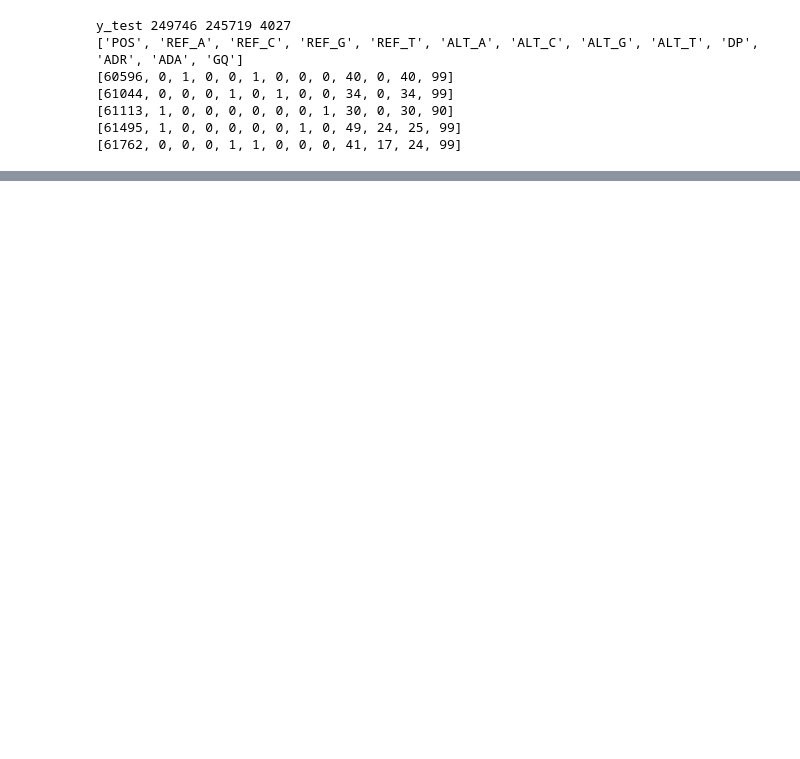
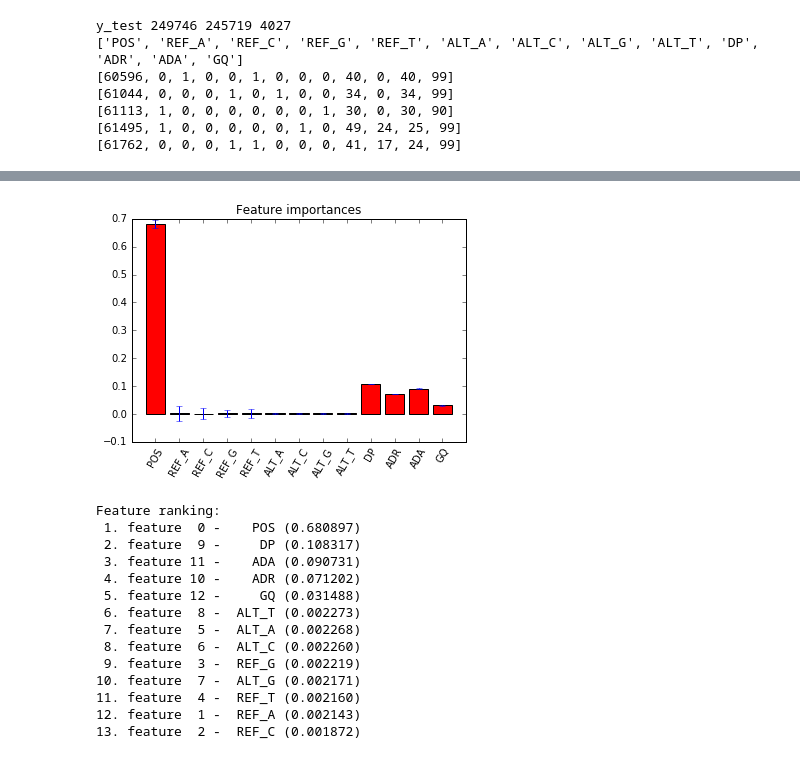
Before and after one commit to adsar/pub02, a Jupyter notebook: variant_calling_01.ipynb, the cells around one changed output, grey strips where cells are left out. Cells and saved outputs as stored; diff of their text form; code cells hidden in the pictures; blank space fills up the shorter version.

Commit message:
Show Random Forest Variable Importance - Rerun with lastest data files

```diff
--- a/variant_calling_01.ipynb
+++ b/variant_calling_01.ipynb
@@ -313,3 +313,54 @@ Accuracy   = 0.9839
 Precission (specificity) = 0.9839
 Recall     (sensitivity) = 1.0000
 F_measure = 0.9919
+# %%
+import matplotlib.pyplot as plt
+%matplotlib inline
+
+def plot_feature_importance(forest, X, feature_names):
+    std = np.std([tree.feature_importances_ for tree in forest.estimators_],
+             axis=0)
+
+    importances = forest.feature_importances_
+    indices = np.argsort(importances)[::-1]
+
+    # Plot the feature importances of the forest
+    plt.figure()
+    plt.title("Feature importances")
+
+    plt.bar(range(X.shape[1]), importances, color="r", yerr=std[indices], align="center")
+    plt.xticks(range(X.shape[1]), feature_names)
+
+    """
+    plt.bar(range(X.shape[1]), importances[indices],
+           color="r", yerr=std[indices], align="center")
+    xheaders = [feature_names[f] for f in indices]
+    plt.xticks(range(X.shape[1]), xheaders)
+    """
+
+    plt.xlim([-1, X.shape[1]])
+    plt.xticks(rotation=60)
+    plt.show()
+
+    # Print the feature ranking
+    print("Feature ranking:")
+    for f in range(X.shape[1]):
+        print("%2d. feature %2d - %6s (%f)" % (f + 1, indices[f], feature_names[indices[f]], importances[indices[f]]))
+# %%
+plot_feature_importance(rfc, X_train, feature_names)
+# %% [output]
+[figure, added]
+Feature ranking:
+ 1. feature  0 -    POS (0.680897)
+ 2. feature  9 -     DP (0.108317)
+ 3. feature 11 -    ADA (0.090731)
+ 4. feature 10 -    ADR (0.071202)
+ 5. feature 12 -     GQ (0.031488)
+ 6. feature  8 -  ALT_T (0.002273)
+ 7. feature  5 -  ALT_A (0.002268)
+ 8. feature  6 -  ALT_C (0.002260)
+ 9. feature  3 -  REF_G (0.002219)
+10. feature  7 -  ALT_G (0.002171)
+11. feature  4 -  REF_T (0.002160)
+12. feature  1 -  REF_A (0.002143)
+13. feature  2 -  REF_C (0.001872)
```
Also changed, not shown: parts of 8 cells of this notebook, 2 other files.
